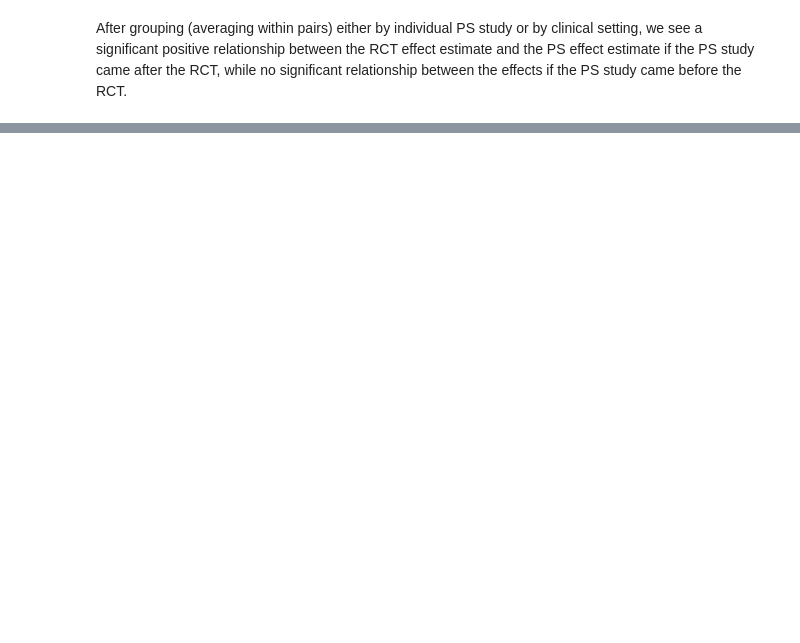
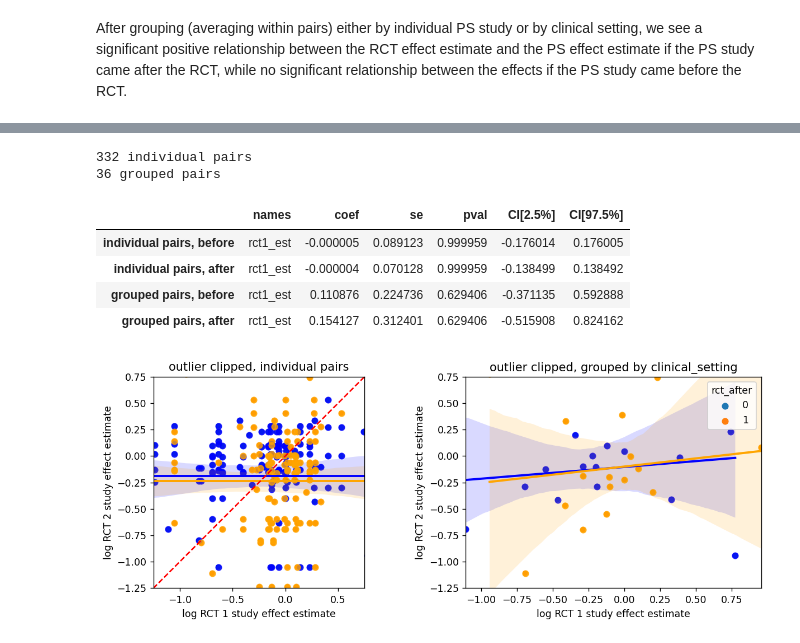
Before and after one commit to tliu526/psm-leakage, a Jupyter notebook: psm_leakage.ipynb, the cells around one changed output, grey strips where cells are left out. Saved outputs shown, nothing was run; the diff lists cells and outputs as text; code cells hidden in the pictures; blank space fills up the shorter version.

```diff
--- a/psm_leakage.ipynb
+++ b/psm_leakage.ipynb
@@ -168,7 +167,7 @@ no_zero_pairs['ps_after'] = (no_zero_pairs['year_diff'] > 0).astype(int)
 def get_reg_results(data, name, x, y='rct_est'):
     sel_cols = ['names', 'coef', 'se', 'pval', 'CI[2.5%]', 'CI[97.5%]']
     # we want the second entry, for the x coefficient results
-    reg_results = pg.linear_regression(data[x], data[y], add_intercept=True).loc[1, sel_cols]
+    reg_results = pg.linear_regression(data[x], data[y], add_intercept=True, remove_na=True).loc[1, sel_cols]
     reg_results = reg_results.to_frame().transpose()
     reg_results.index = [name]
     return reg_results
@@ -247,0 +312,63 @@ the effects if the PS study came before the RCT.
+# %%
+pair_rct_df['rct1_est'] = np.log(pair_rct_df['rct1_est'])
+pair_rct_df['rct2_est'] = np.log(pair_rct_df['rct2_est'])
+# %%
+no_zero_rct_pairs = pair_rct_df[pair_rct_df['year_diff'] != 0].copy()
+# %%
+# indicator function for the PS study coming *after* the RCT
+no_zero_rct_pairs['rct_after'] = (no_zero_rct_pairs['year_diff'] > 0).astype(int)
+# %%
+fig, (ax1,ax2) = plt.subplots(1, 2, dpi=125, figsize=(12,4))
+
+sns.scatterplot(data=no_zero_rct_pairs, x='rct1_est', y='rct2_est', hue='rct_after', ax=ax1, legend=False)
+sns.regplot(data=no_zero_rct_pairs[no_zero_rct_pairs['rct_after'] == 0], x='rct1_est', y='rct2_est', color='blue', ax=ax1)
+sns.regplot(data=no_zero_rct_pairs[no_zero_rct_pairs['rct_after'] == 1], x='rct1_est', y='rct2_est', color='orange', ax=ax1)
+ax1.set_title("outlier clipped, individual pairs")
+ax1.set_xlabel("log RCT 1 study effect estimate")
+ax1.set_ylabel("log RCT 2 study effect estimate")
+ax1.plot(np.arange(-5, 5, 0.1), np.arange(-5, 5, 0.1), ls='--', color='red')
+ax1.set_ylim(-1.25, 0.75)
+ax1.set_xlim(-1.25, 0.75)
+
+
+group_col = "clinical_setting"
+#grouped = no_zero_rct_pairs.sort_values(by=[group_col, 'rct_ci_diff'], ascending=True).groupby(['ps_after', group_col], as_index=False)[['ps_est', 'rct_est']].head()
+grouped = no_zero_rct_pairs.groupby(['rct_after', group_col], as_index=False)[['rct1_est', 'rct2_est']].mean()
+print(f"{no_zero_rct_pairs.shape[0]} individual pairs")
+print(f"{grouped.shape[0]} grouped pairs")
+x0,x1 = ax1.get_xlim()
+y0,y1 = ax1.get_ylim()
+ax1.set_aspect((x1-x0)/(y1-y0))
+
+
+sns.scatterplot(data=grouped, x='rct1_est', y='rct2_est', hue='rct_after', ax=ax2)
+sns.regplot(data=grouped[grouped['rct_after'] == 0], x='rct1_est', y='rct2_est', color='blue', ax=ax2)
+sns.regplot(data=grouped[grouped['rct_after'] == 1], x='rct1_est', y='rct2_est', color='orange', ax=ax2)
+ax2.set_title(f"outlier clipped, grouped by {group_col}")
+ax2.set_xlabel("log RCT 1 study effect estimate")
+ax2.set_ylabel("log RCT 2 study effect estimate")
+ax2.set_ylim(-1.25, 0.75)
+
+# # show regression results
+name_dict = {
+    'individual pairs, before': no_zero_rct_pairs[no_zero_rct_pairs['rct_after'] == 0],
+    'individual pairs, after': no_zero_rct_pairs[no_zero_rct_pairs['rct_after'] == 1],
+    'grouped pairs, before': grouped[grouped['rct_after'] == 0],
+    'grouped pairs, after': grouped[grouped['rct_after'] == 1],
+}
+
+reg_df = pd.DataFrame()
+for name, data in name_dict.items():
+    df = get_reg_results(data, name, x='rct1_est', y='rct2_est')
+    reg_df = reg_df.append(df)
+
+display(reg_df)
+# %% [output]
+332 individual pairs
+36 grouped pairs
+|  | names | coef | se | pval | CI[2.5%] | CI[97.5%] |
+| individual pairs, before | rct1_est | -0.000005 | 0.089123 | 0.999959 | -0.176014 | 0.176005 |
+| individual pairs, after | rct1_est | -0.000004 | 0.070128 | 0.999959 | -0.138499 | 0.138492 |
+| grouped pairs, before | rct1_est | 0.110876 | 0.224736 | 0.629406 | -0.371135 | 0.592888 |
+| grouped pairs, after | rct1_est | 0.154127 | 0.312401 | 0.629406 | -0.515908 | 0.824162 |
+[figure, added]
```
Also changed, not shown: parts of 25 cells of this notebook, 4 other files.
